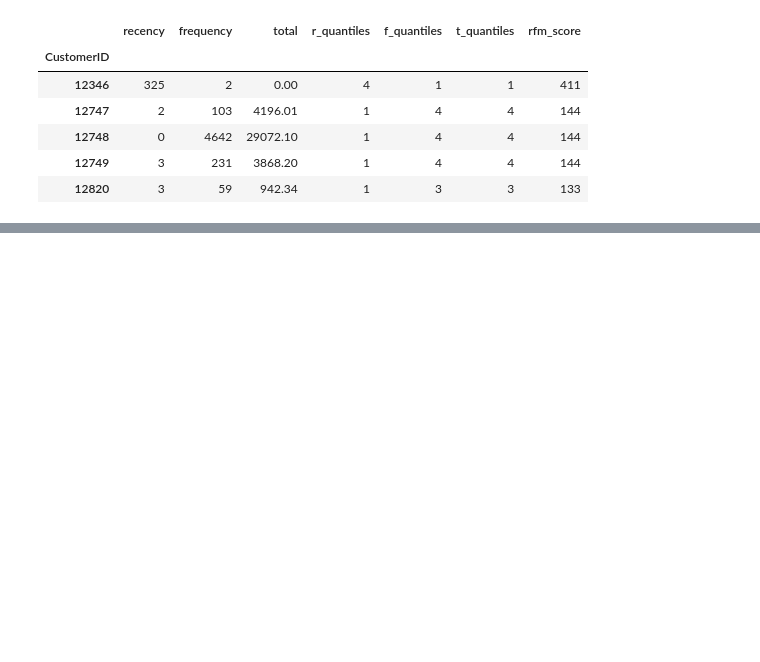
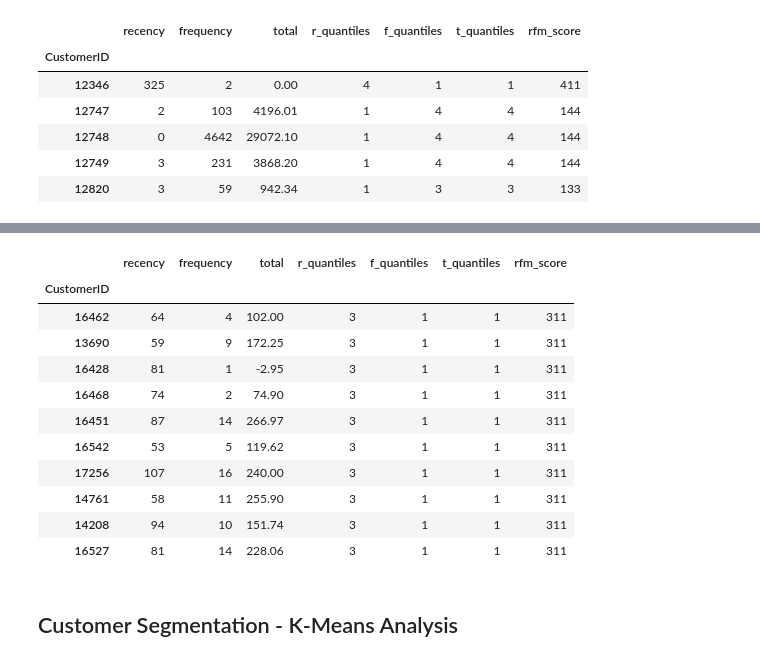
Before and after one commit to KishenSharma6/Online_Retail_Customer_Segmentation, a Jupyter notebook: notebooks/CustomerSegmentation.ipynb, the cells around one changed output, grey strips where cells are left out. Saved outputs shown, nothing was run; the diff lists cells and outputs as text; code cells hidden in the pictures; blank space fills up the shorter version.

Commit message:
Completed RFM analysis

```diff
--- a/notebooks/CustomerSegmentation.ipynb
+++ b/notebooks/CustomerSegmentation.ipynb
@@ -119,0 +139,18 @@ display(rfmTable.head())
+# %%
+#View the almost lost consumers
+rfmTable.loc[rfmTable['rfm_score']== '311'].head(10)
+# %% [output]
+|  | recency | frequency | total | r_quantiles | f_quantiles | t_quantiles | rfm_score |
+| CustomerID |  |  |  |  |  |  |  |
+| 16462 | 64 | 4 | 102.00 | 3 | 1 | 1 | 311 |
+| 13690 | 59 | 9 | 172.25 | 3 | 1 | 1 | 311 |
+| 16428 | 81 | 1 | -2.95 | 3 | 1 | 1 | 311 |
+| 16468 | 74 | 2 | 74.90 | 3 | 1 | 1 | 311 |
+| 16451 | 87 | 14 | 266.97 | 3 | 1 | 1 | 311 |
+| 16542 | 53 | 5 | 119.62 | 3 | 1 | 1 | 311 |
+| 17256 | 107 | 16 | 240.00 | 3 | 1 | 1 | 311 |
+| 14761 | 58 | 11 | 255.90 | 3 | 1 | 1 | 311 |
+| 14208 | 94 | 10 | 151.74 | 3 | 1 | 1 | 311 |
+| 16527 | 81 | 14 | 228.06 | 3 | 1 | 1 | 311 |
+# %% [markdown]
+## Customer Segmentation - K-Means Analysis
```
Also changed, not shown: parts of 2 cells of this notebook.
